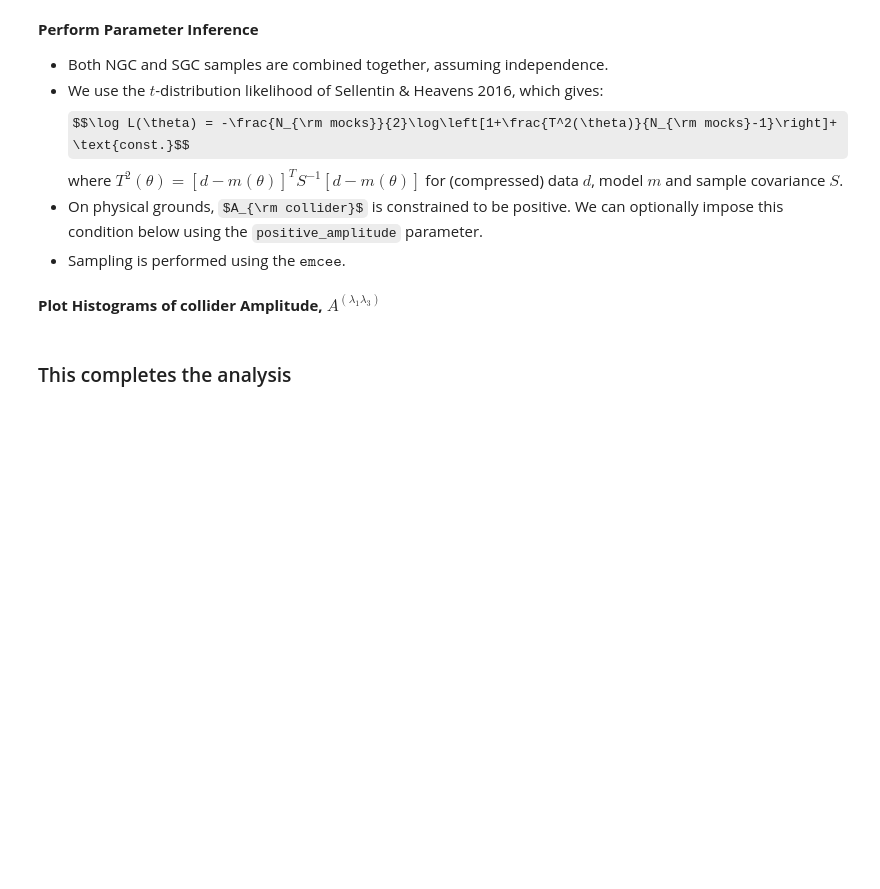
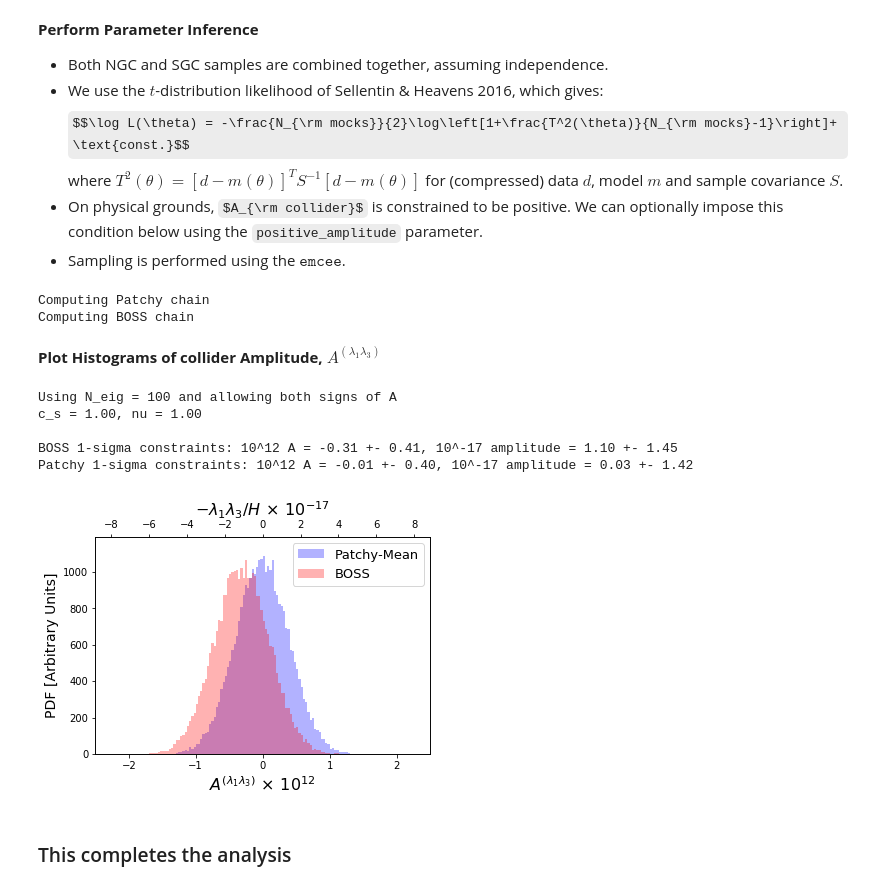
Before and after one commit to oliverphilcox/Parity-Odd-4PCF, a Jupyter notebook: BOSS Odd-Parity 4PCF (collider template).ipynb, the cells around one changed output. Drawn from its saved outputs; the diff is of its cells as text; code cells hidden in the pictures; some formulas as TeX source; blank space fills up the shorter version.

```diff
--- a/BOSS Odd-Parity 4PCF (collider template).ipynb
+++ b/BOSS Odd-Parity 4PCF (collider template).ipynb
@@ -921,7 +923,7 @@ fourpcf_model = np.loadtxt(data_dir+'../templates/collider_4pcf_L8_nu%.2f_cs%.2f
 
 # Correct template amplitudes due to changed definition
 DeltaSq_zeta = 4.1e-8 # primordial amplitude (from Planck)
-fourpcf_model /= (4.*DeltaSq_zeta**4)
+fourpcf_model /= DeltaSq_zeta**4
 
 # Filter to correct radial modes
 filt_fourpcf_model = fourpcf_model[:,radial_filt]
@@ -1082,6 +1086,9 @@ print("Computing Patchy chain")
 flat_samples_patchy = compute_mcmc_chain('Patchy',[projected_collider_templateN,projected_collider_templateS],A_init)
 print("Computing BOSS chain")
 flat_samples_boss = compute_mcmc_chain('BOSS',[projected_collider_templateN,projected_collider_templateS],A_init)
+# %% [output]
+Computing Patchy chain
+Computing BOSS chain
 # %% [markdown]
 **Plot Histograms of collider Amplitude, $A^{(\lambda_1\lambda_3)}$**
 # %%
@@ -1097,8 +1104,8 @@ physical_collider_ratio = 1./cs**4/DeltaSq_zeta**4/np.sin(np.pi*(nu+0.5))
 physical_amp = lambda A: A*physical_collider_ratio
 
 ### Plot the MCMC chains
-A_scale = 1e-11
-vmax = 1
+A_scale = 1e-12
+vmax = 2.5
 if positive_amplitude:
     vmin = 0
 else:
@@ -1121,32 +1128,39 @@ rescale_factor = 0-int(np.log10(np.abs(physical_amp(np.std(flat_samples_boss))))
 flat_samples_boss_phys = 10.**rescale_factor*physical_amp(flat_samples_boss)
 flat_samples_patchy_phys = 10.**rescale_factor*physical_amp(flat_samples_patchy)
 vmin_phys, vmax_phys = np.sort([10.**rescale_factor*physical_amp(vmin)*A_scale,10.**rescale_factor*physical_amp(vmax)*A_scale])
 ax2.hist(flat_samples_patchy_phys,density=0,bins=nbins,label='Patchy',range=[vmin_phys,vmax_phys],alpha=0.,color='r');
 ax2.set_xlim([vmin_phys,vmax_phys])
 if physical_amp(1)<0:
     ax2.set_xlabel(r'$-\lambda_{1}\lambda_{3}/H\,\times\,10^{%d}$'%(rescale_factor),fontsize=16)
 else:
     ax2.set_xlabel(r'$\lambda_{1}\lambda_{3}/H\,\times\,10^{%d}$'%(rescale_factor),fontsize=16)
 
 if vmin<0:
     boss_stats = np.mean(flat_samples_boss),np.std(flat_samples_boss)
     patchy_stats = np.mean(flat_samples_patchy),np.std(flat_samples_patchy)
     boss_stats_phys = np.mean(flat_samples_boss_phys),np.std(flat_samples_boss_phys)
     patchy_stats_phys = np.mean(flat_samples_patchy_phys),np.std(flat_samples_patchy_phys)
     patchy_perc_ratio = np.percentile(physical_amp(flat_samples_patchy),95)
     print("\nBOSS 1-sigma constraints: 10^%d A = %.2f +- %.2f, 10^%d amplitude = %.2f +- %.2f"%(-np.log10(A_scale),boss_stats[0]/A_scale,boss_stats[1]/A_scale,rescale_factor,boss_stats_phys[0],boss_stats_phys[1]))
     print("Patchy 1-sigma constraints: 10^%d A = %.2f +- %.2f, 10^%d amplitude = %.2f +- %.2f"%(-np.log10(A_scale),patchy_stats[0]/A_scale,patchy_stats[1]/A_scale,rescale_factor,patchy_stats_phys[0],patchy_stats_phys[1]))
 else:
     boss_perc = np.percentile(flat_samples_boss,95)
     patchy_perc = np.percentile(flat_samples_patchy,95)
     boss_perc_ratio = np.percentile(flat_samples_boss_phys,95)
     patchy_perc_ratio = np.percentile(flat_samples_patchy_phys,95)
     print("\nBOSS 95%% Confidence Bound: 10^%d A_{collider} < %.3f, 10^%d amplitude < %.1f"%(-np.log10(A_scale),boss_perc/A_scale,rescale_factor,boss_perc_ratio))
     print("Patchy 95%% Confidence Bound: 10^%d A_{collider} < %.3f, 10^%d amplitude < %.1f"%(-np.log10(A_scale),patchy_perc/A_scale,rescale_factor,patchy_perc_ratio))
 
 if positive_amplitude:
     fig.savefig(plot_dir+'collider_constraints_N%d_posA_cs%.2f_nu%.2f.pdf'%(N_eig,cs,nu),bbox_inches='tight')
 else:
     fig.savefig(plot_dir+'collider_constraints_N%d_allA_cs%.2f_nu%.2f.pdf'%(N_eig,cs,nu),bbox_inches='tight')
+# %% [output]
+Using N_eig = 100 and allowing both signs of A
+c_s = 1.00, nu = 1.00
+
+BOSS 1-sigma constraints: 10^12 A = -0.31 +- 0.41, 10^-17 amplitude = 1.10 +- 1.45
+Patchy 1-sigma constraints: 10^12 A = -0.01 +- 0.40, 10^-17 amplitude = 0.03 +- 1.42
+[figure, added]
 # %% [markdown]
 ### This completes the analysis
```
Also changed, not shown: parts of 2 cells of this notebook, 14 other files.
